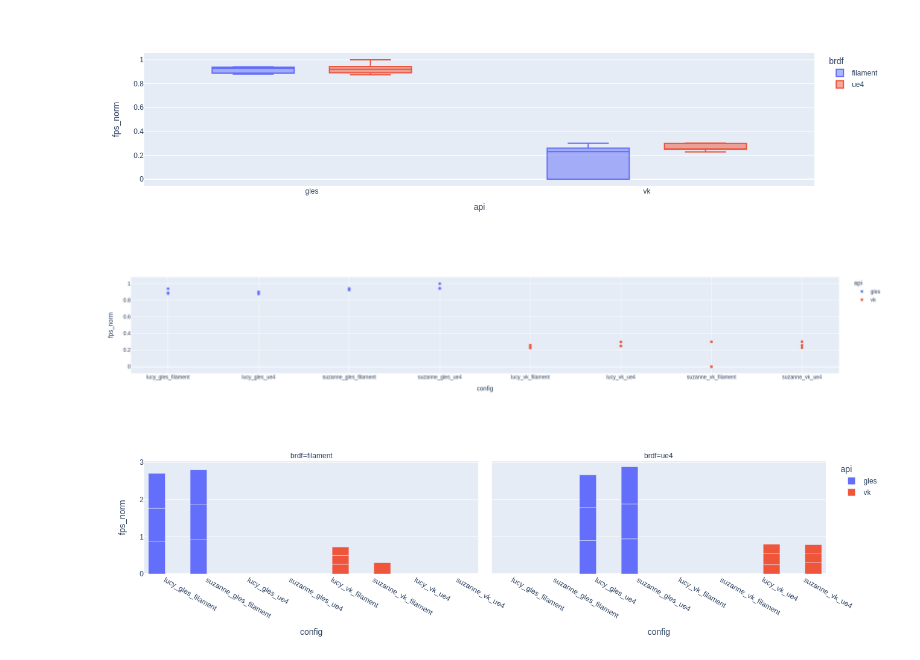
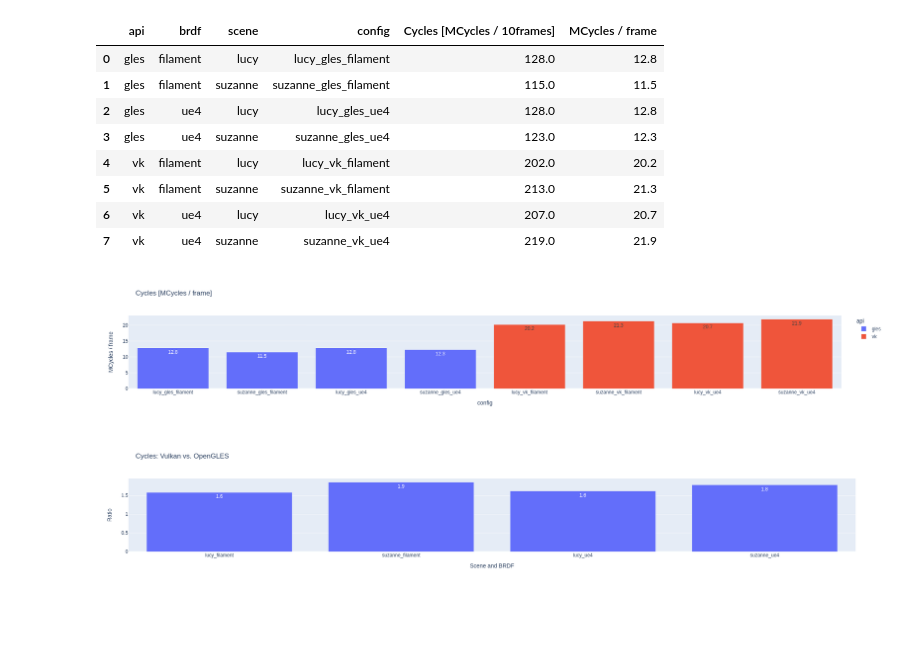
Before and after one commit to DanielRahme/filament, a Jupyter notebook: performance/pbr_performance.ipynb, the cells around one changed output. Saved outputs shown, nothing was run; the diff lists cells and outputs as text; code cells hidden in the pictures; blank space fills up the shorter version.

```diff
--- a/performance/pbr_performance.ipynb
+++ b/performance/pbr_performance.ipynb
@@ -25,10 +6,16 @@ df
 # %%
 df["Capture time [s]"] = df["Capture time [s]"].str.replace("s", "").astype(float)
 df["fps"] = df["Frames"] / df["Capture time [s]"]
-df["fps_norm"] = (df["fps"]-df["fps"].min())/(df["fps"].max()-df["fps"].min())
+
 df[["scene", "api", "brdf", "workload"]] = df["Config"].str.split(pat="_", expand=True)
 df["config"] = df["scene"] + "_" + df["api"] + "_" + df["brdf"]
+df["R/W [MB/frame]"] = df["Read [MB/frame]"] + df["Write [MB/frame]"]
+df = df.drop(columns=["Config", "Read [MB/s]", "Write [MB/s]"])
 
-df = df.drop(columns=["Config"])
+# Filter out bad data
+bad_samples = df[df["Comment"] == "bad sample"].index
+df = df.drop(bad_samples, inplace=False).reset_index()
+bad_samples = df[(df["config"] == "lucy_vk_ue4") & (df["workload"] == "10x") & (df["Cycles/ 10 frames [Prefix-Cycles]"] < 200)].index
+df = df.drop(bad_samples, inplace=False).reset_index()
 df
 # %% [output]
@@ -62,15 +226,55 @@ fig
 # %%
-fig = px.box(df, x = "api", y = "fps_norm", color="brdf")
-fig
+### Cycles
+
+df_cycles_10x = df.pivot_table(
+    index = ["api", "brdf", "scene", "config"],
+    values = "Cycles/ 10 frames [Prefix-Cycles]",
+    columns="workload",
+    aggfunc="min"
+)
+
+df_cycles_10x = df_cycles_10x["10x"].reset_index()
+df_cycles_10x = df_cycles_10x.rename(columns={"10x": "Cycles [MCycles / 10frames]"})
+df_cycles_10x["MCycles / frame"] = df_cycles_10x["Cycles [MCycles / 10frames]"] / 10
+df_cycles_10x
 # %% [output]
-[figure, removed]
+|  | api | brdf | scene | config | Cycles [MCycles / 10frames] | MCycles / frame |
+| 0 | gles | filament | lucy | lucy_gles_filament | 128.0 | 12.8 |
+| 1 | gles | filament | suzanne | suzanne_gles_filament | 115.0 | 11.5 |
+| 2 | gles | ue4 | lucy | lucy_gles_ue4 | 128.0 | 12.8 |
+| 3 | gles | ue4 | suzanne | suzanne_gles_ue4 | 123.0 | 12.3 |
+| 4 | vk | filament | lucy | lucy_vk_filament | 202.0 | 20.2 |
+| 5 | vk | filament | suzanne | suzanne_vk_filament | 213.0 | 21.3 |
+| 6 | vk | ue4 | lucy | lucy_vk_ue4 | 207.0 | 20.7 |
+| 7 | vk | ue4 | suzanne | suzanne_vk_ue4 | 219.0 | 21.9 |
 # %%
-fig = px.scatter(df, y = "fps_norm", x = "config", color = "api")
+fig = px.bar(df_cycles_10x, x = "config", y = "MCycles / frame", color = "api", text_auto=".3s",
+             title="Cycles [MCycles / frame]"
+            )
 fig
 # %% [output]
-[figure, old version]
+[figure, new version]
 # %%
-fig = px.bar(df, y = "fps_norm", x = "config", color = "api", facet_col="brdf", barmode="group")
+### Cycles versus API
+
+df_cycles_vs = df_cycles_10x.pivot_table(
+    index = ["brdf", "scene"],
+    columns = "api",
+    values = "MCycles / frame"
+)
+
+df_cycles_vs["vk_vs_gles"] = df_cycles_vs["vk"] / df_cycles_vs["gles"]
+df_cycles_vs = df_cycles_vs["vk_vs_gles"].reset_index()
+df_cycles_vs["name"] = df_cycles_vs["scene"] + "_" + df_cycles_vs["brdf"]
+
+fig = px.bar(df_cycles_vs, x = "name", y = "vk_vs_gles", text_auto=".2",
+            title="Cycles: Vulkan vs. OpenGLES",
+            labels = {
+                "bandwidth [MB/frame]": "Bandwidth [MB / frame]",
+                "name": "Scene and BRDF",
+                "vk_vs_gles": "Ratio",
+            },
+            )
 fig
 # %% [output]
-[figure, old version]
+[figure, new version]
```
Also changed, not shown: parts of 12 cells of this notebook.
